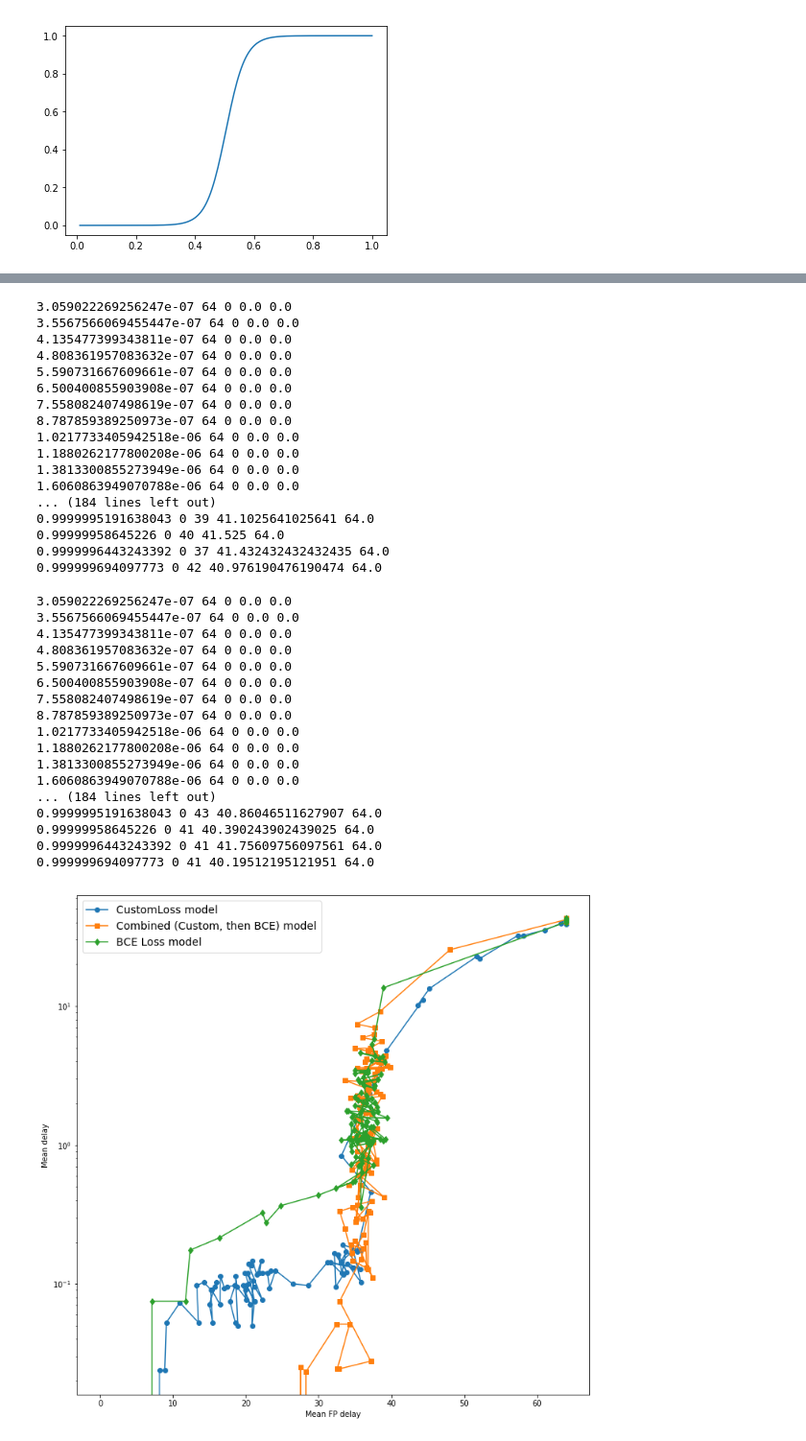
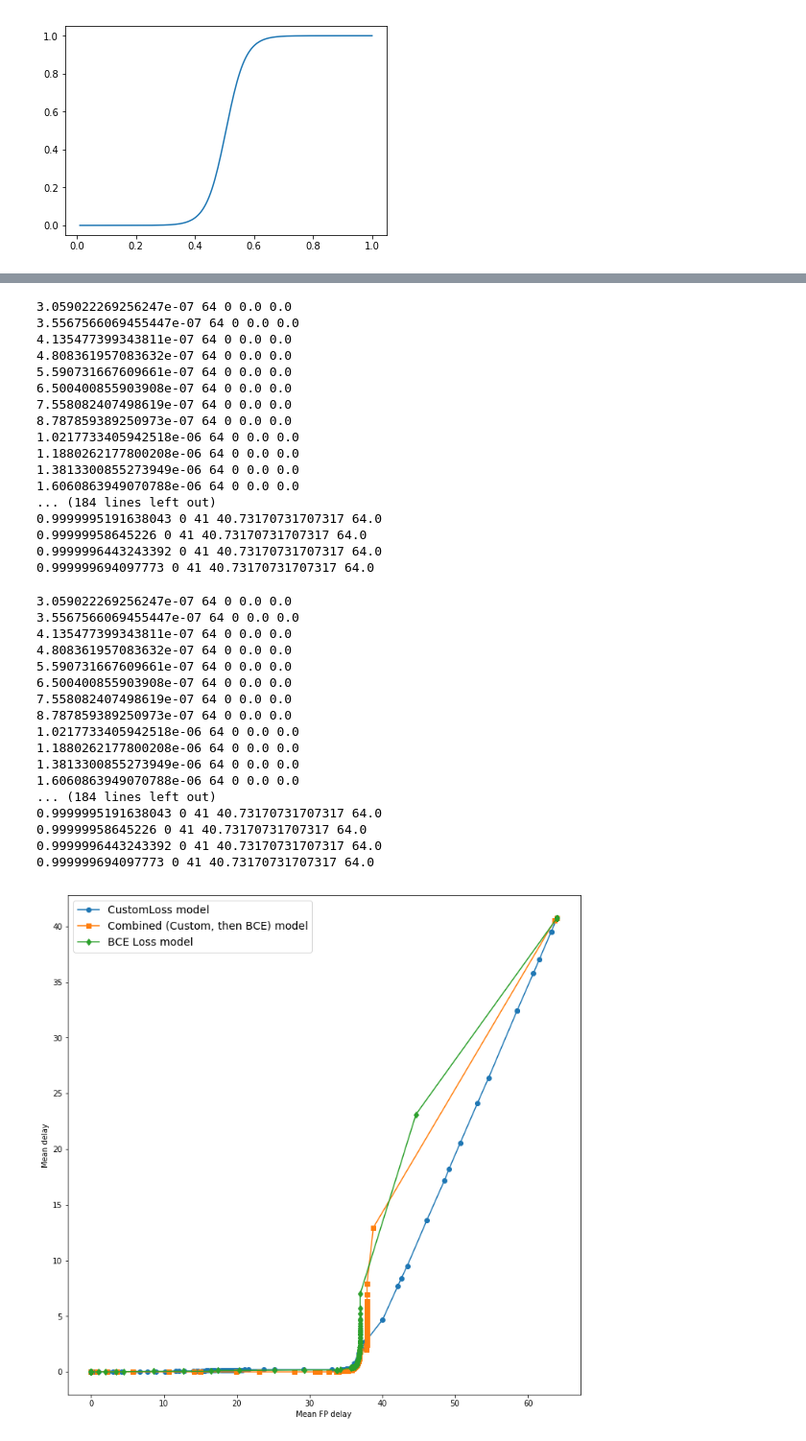
Before and after one commit to romanenkova95/InDiD, a Jupyter notebook: CPD_loss_MNIST_sequences.ipynb, the cells around one changed output, grey strips where cells are left out. Shown: that part at 96% size. Drawn from its saved outputs; the diff is of its cells as text; code cells hidden in the pictures.

```diff
--- a/CPD_loss_MNIST_sequences.ipynb
+++ b/CPD_loss_MNIST_sequences.ipynb
@@ -647,6 +635,6 @@ final_test_loader = prepare_loader(test_data, test_labels, seq_len, input_size,
 # %%
 test_batch_size = 64
-final_test_loader = prepare_loader(test_data, test_labels, seq_len, input_size, test_batch_size)
+final_test_loader = prepare_loader(test_data, test_labels, seq_len, input_size, test_batch_size, shuffle=False)
 
 (fp_number_list_combined, fn_number_list_combined,
  delay_list_combined, fp_delay_list_combined) = get_pareto_metrics_for_threshold(combined_model, final_test_loader,
@@ -665,13 +653,13 @@ final_test_loader = prepare_loader(test_data, test_labels, seq_len, input_size,
 1.3813300855273949e-06 64 0 0.0 0.0
 1.6060863949070788e-06 64 0 0.0 0.0
 ... (184 lines left out)
-0.9999995191638043 0 39 41.1025641025641 64.0
-0.99999958645226 0 40 41.525 64.0
-0.9999996443243392 0 37 41.432432432432435 64.0
-0.999999694097773 0 42 40.976190476190474 64.0
+0.9999995191638043 0 41 40.73170731707317 64.0
+0.99999958645226 0 41 40.73170731707317 64.0
+0.9999996443243392 0 41 40.73170731707317 64.0
+0.999999694097773 0 41 40.73170731707317 64.0
 # %%
 test_batch_size = 64
-final_test_loader = prepare_loader(test_data, test_labels, seq_len, input_size, test_batch_size)
+final_test_loader = prepare_loader(test_data, test_labels, seq_len, input_size, test_batch_size, shuffle=False)
 
 (fp_number_list_bce, fn_number_list_bce,
  delay_list_bce, fp_delay_list_bce) = get_pareto_metrics_for_threshold(bce_model, final_test_loader,
@@ -690,24 +678,24 @@ final_test_loader = prepare_loader(test_data, test_labels, seq_len, input_size,
 1.3813300855273949e-06 64 0 0.0 0.0
 1.6060863949070788e-06 64 0 0.0 0.0
 ... (184 lines left out)
-0.9999995191638043 0 43 40.86046511627907 64.0
-0.99999958645226 0 41 40.390243902439025 64.0
-0.9999996443243392 0 41 41.75609756097561 64.0
-0.999999694097773 0 41 40.19512195121951 64.0
+0.9999995191638043 0 41 40.73170731707317 64.0
+0.99999958645226 0 41 40.73170731707317 64.0
+0.9999996443243392 0 41 40.73170731707317 64.0
+0.999999694097773 0 41 40.73170731707317 64.0
 # %%
 plt.figure(figsize=(12, 12))
 plt.plot(fp_delay_list, delay_list, '-o', label='CustomLoss model')
 plt.plot(fp_delay_list_combined, delay_list_combined, '-s', label='Combined (Custom, then BCE) model')
 plt.plot(fp_delay_list_bce, delay_list_bce, '-d', label='BCE Loss model')
 # plt.ylim([0, 25])
 # plt.plot(fp_number_list_random, fn_number_list_random, '--s', label='Random model')
 plt.xlabel('Mean FP delay')
 plt.ylabel('Mean delay')
-plt.yscale('log')
+#plt.yscale('log')
 # plt.xlim([32, 40])
 plt.legend(loc='upper left', fontsize=14);
 # %% [output]
-[figure, old version]
+[figure, new version]
 # %%
 # threshold_number = 50
 # fp_number_list_random = []
```
Also changed, not shown: parts of 25 cells of this notebook, 1 other file.
